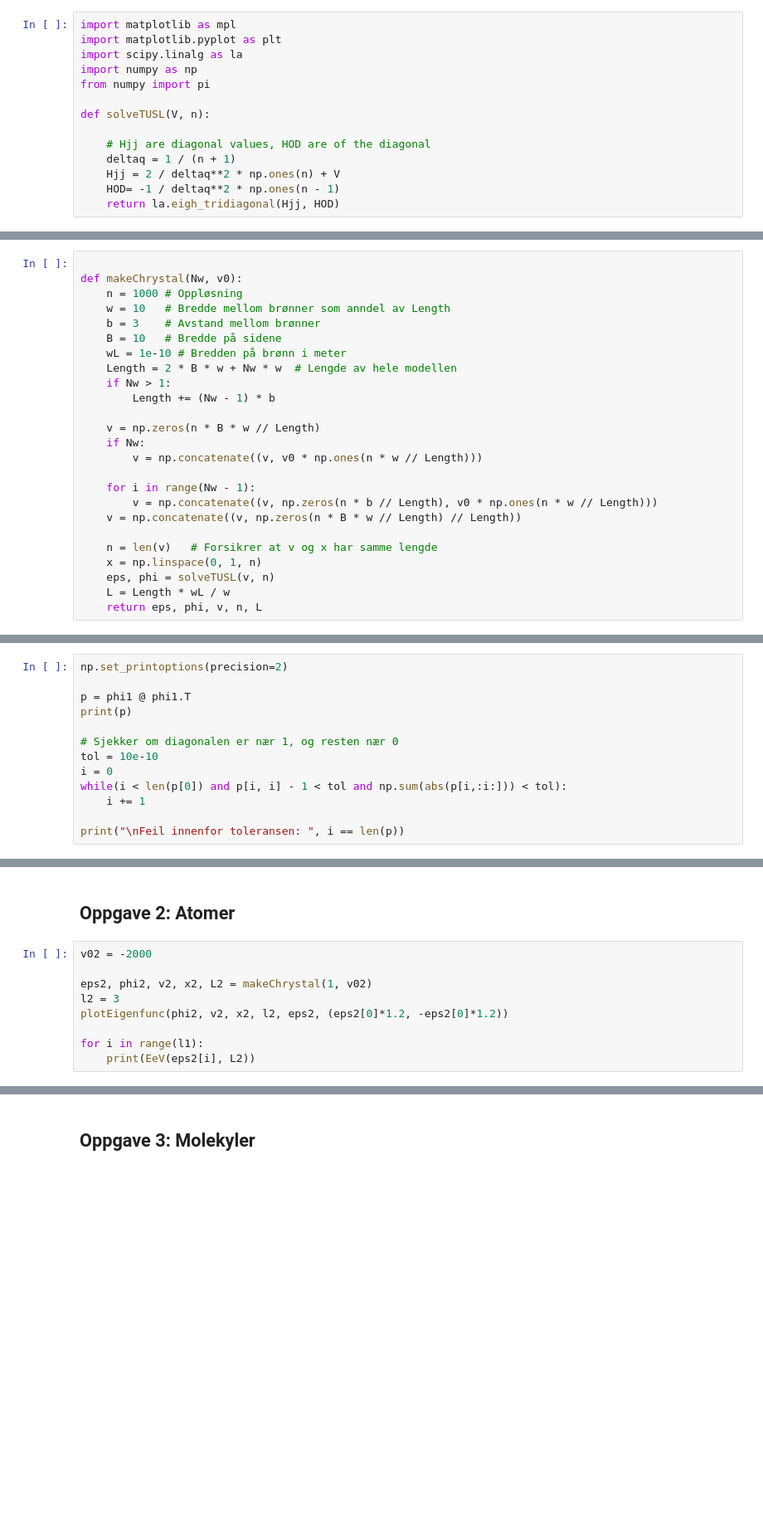
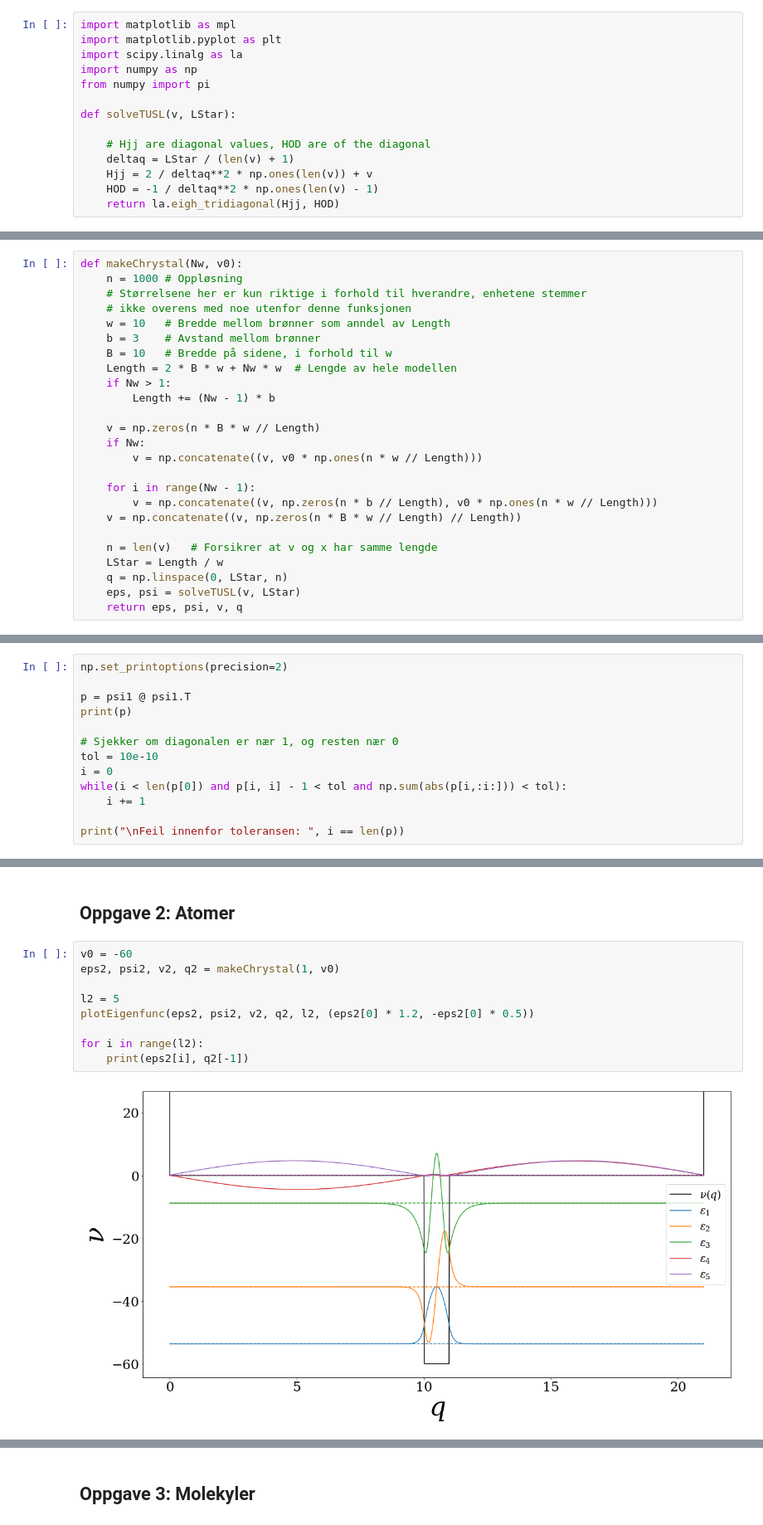
Before and after one commit to martkjoh/VitBer, a Jupyter notebook: VitBer - Prosjekt 2/VitBer øving 2.ipynb, the cells around one changed output, grey strips where cells are left out. Shown at 83% size. Cells and saved outputs as stored; diff of their text form; blank space fills up the shorter version.

```diff
--- a/VitBer - Prosjekt 2/VitBer øving 2.ipynb
+++ b/VitBer - Prosjekt 2/VitBer øving 2.ipynb
@@ -75,23 +77,23 @@ import scipy.linalg as la
 import numpy as np
 from numpy import pi
 
-def solveTUSL(V, n):
+def solveTUSL(v, LStar):
 
     # Hjj are diagonal values, HOD are of the diagonal
-    deltaq = 1 / (n + 1)
-    Hjj = 2 / deltaq**2 * np.ones(n) + V
-    HOD= -1 / deltaq**2 * np.ones(n - 1)
+    deltaq = LStar / (len(v) + 1)
+    Hjj = 2 / deltaq**2 * np.ones(len(v)) + v
+    HOD = -1 / deltaq**2 * np.ones(len(v) - 1)
     return la.eigh_tridiagonal(Hjj, HOD)
 # %% [markdown]
 Lager en krystall med `Nw` brønner med dybde `v0` (anntas negativ). returnerer $\epsilon,\, \psi,\, \nu,\, n$  og $L$. `L` blir beregnet slik at brønnene får bredde `wL` meter.
 # %%
-
 def makeChrystal(Nw, v0):
     n = 1000 # Oppløsning
+    # Størrelsene her er kun riktige i forhold til hverandre, enhetene stemmer
+    # ikke overens med noe utenfor denne funksjonen
     w = 10   # Bredde mellom brønner som anndel av Length
     b = 3    # Avstand mellom brønner
-    B = 10   # Bredde på sidene
-    wL = 1e-10 # Bredden på brønn i meter
+    B = 10   # Bredde på sidene, i forhold til w
     Length = 2 * B * w + Nw * w  # Lengde av hele modellen
     if Nw > 1:
         Length += (Nw - 1) * b
@@ -105,10 +107,10 @@ def makeChrystal(Nw, v0):
     v = np.concatenate((v, np.zeros(n * B * w // Length) // Length))
 
     n = len(v)   # Forsikrer at v og x har samme lengde
-    x = np.linspace(0, 1, n)
-    eps, phi = solveTUSL(v, n)
-    L = Length * wL / w
-    return eps, phi, v, n, L
+    LStar = Length / w
+    q = np.linspace(0, LStar, n)
+    eps, psi = solveTUSL(v, LStar)
+    return eps, psi, v, q
 # %% [markdown]
 Plotter potensialbrønnen, `l` energiegenverdier ($\epsilon_k$) og de tilhørende egenvektorene $\vec \psi_k$. Venstre y-akse angir verider for $\epsilon$, mens høyre gir verdier for potensialbrønnen $\nu$.
 # %%
@@ -201,7 +207,7 @@ Vi kan se her at opp til en feil av størrelsesorden $10^{-10}$ er vektorene $ \
 # %%
 np.set_printoptions(precision=2)
 
-p = phi1 @ phi1.T
+p = psi1 @ psi1.T
 print(p)
 
 # Sjekker om diagonalen er nær 1, og resten nær 0
@@ -214,11 +230,13 @@ print("\nFeil innenfor toleransen: ", i == len(p))
 # %% [markdown]
 ## Oppgave 2: Atomer
 # %%
-v02 = -2000
+v0 = -60
+eps2, psi2, v2, q2 = makeChrystal(1, v0)
 
-eps2, phi2, v2, x2, L2 = makeChrystal(1, v02)
-l2 = 3
-plotEigenfunc(phi2, v2, x2, l2, eps2, (eps2[0]*1.2, -eps2[0]*1.2))
+l2 = 5
+plotEigenfunc(eps2, psi2, v2, q2, l2, (eps2[0] * 1.2, -eps2[0] * 0.5))
 
-for i in range(l1):
-    print(EeV(eps2[i], L2))
+for i in range(l2):
+    print(eps2[i], q2[-1])
+# %% [output]
+[figure, added]
```
Also changed, not shown: parts of 15 cells of this notebook, 1 other file.
